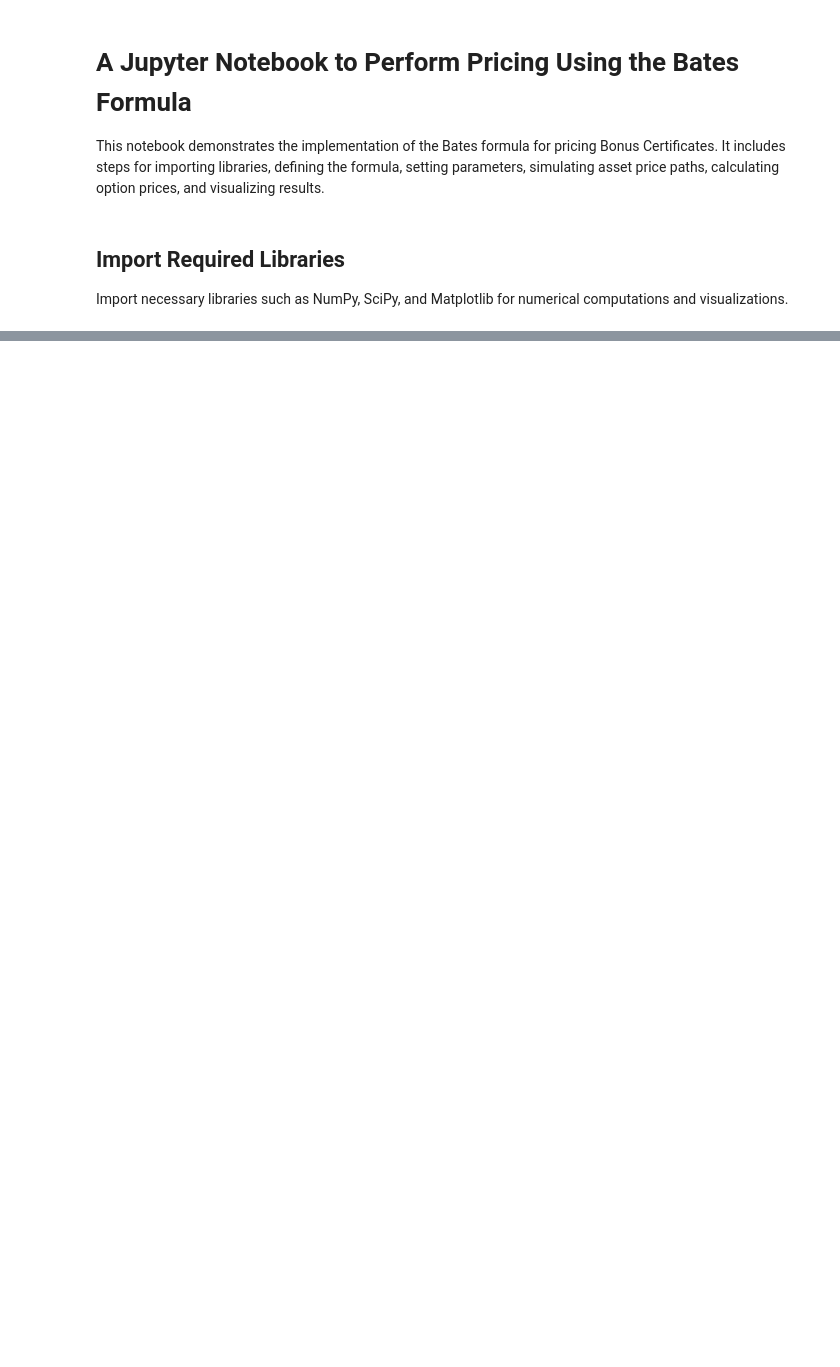
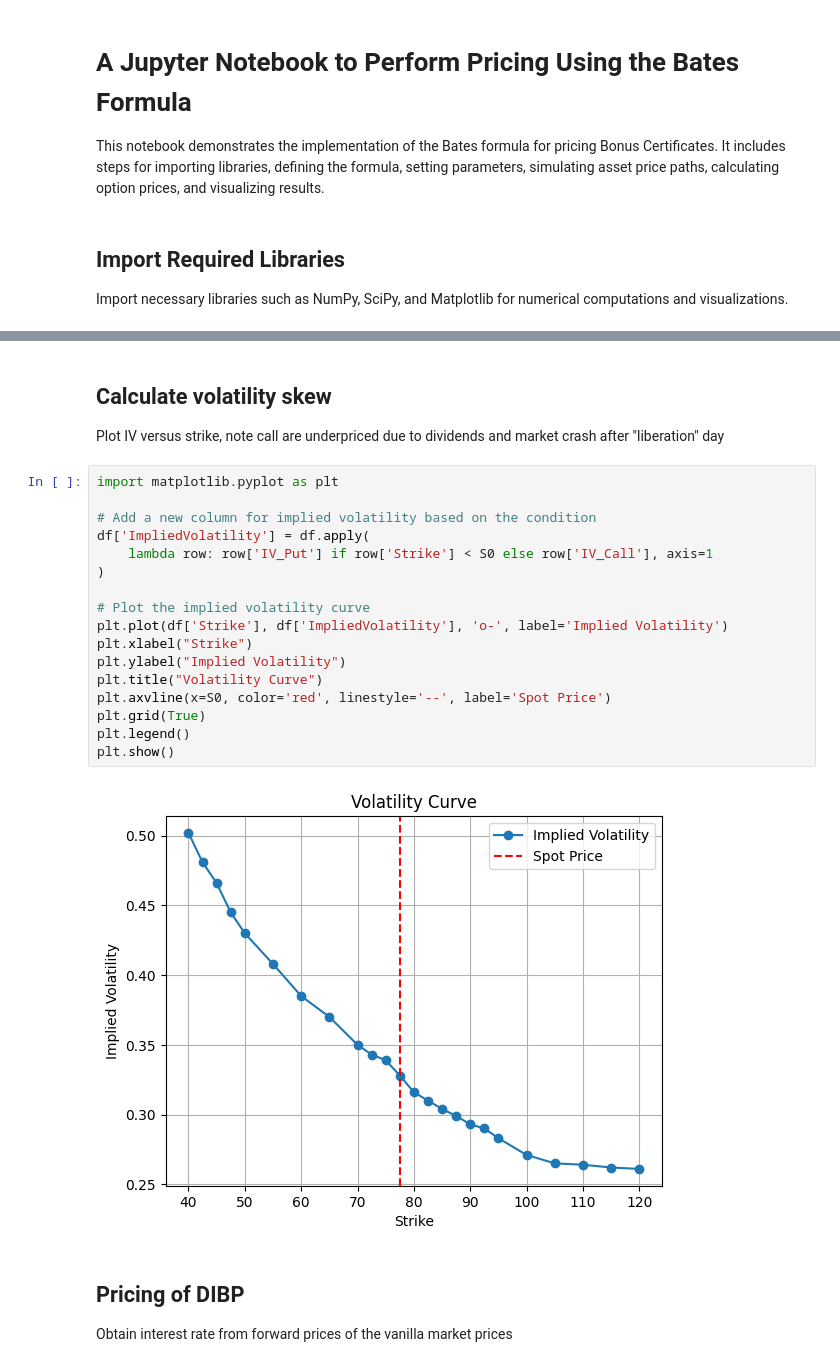
Before and after one commit to MichaelCarloH/bonus-certificate-bates-hedging, a Jupyter notebook: notebooks/bc_pricing.ipynb, the cells around one changed output, grey strips where cells are left out. Saved outputs shown, nothing was run; the diff lists cells and outputs as text; blank space fills up the shorter version.

```diff
--- a/notebooks/bc_pricing.ipynb
+++ b/notebooks/bc_pricing.ipynb
@@ -122,0 +57,25 @@ plt.show()
+# %% [markdown]
+## Calculate volatility skew
+Plot IV versus strike, note call are underpriced due to dividends and market crash after "liberation" day
+# %%
+import matplotlib.pyplot as plt
+
+# Add a new column for implied volatility based on the condition
+df['ImpliedVolatility'] = df.apply(
+    lambda row: row['IV_Put'] if row['Strike'] < S0 else row['IV_Call'], axis=1
+)
+
+# Plot the implied volatility curve
+plt.plot(df['Strike'], df['ImpliedVolatility'], 'o-', label='Implied Volatility')
+plt.xlabel("Strike")
+plt.ylabel("Implied Volatility")
+plt.title("Volatility Curve")
+plt.axvline(x=S0, color='red', linestyle='--', label='Spot Price')
+plt.grid(True)
+plt.legend()
+plt.show()
+# %% [output]
+[figure, added]
+# %% [markdown]
+## Pricing of DIBP
+Obtain interest rate from forward prices of the vanilla market prices
```
Also changed, not shown: parts of 19 cells of this notebook, 3 other files.
